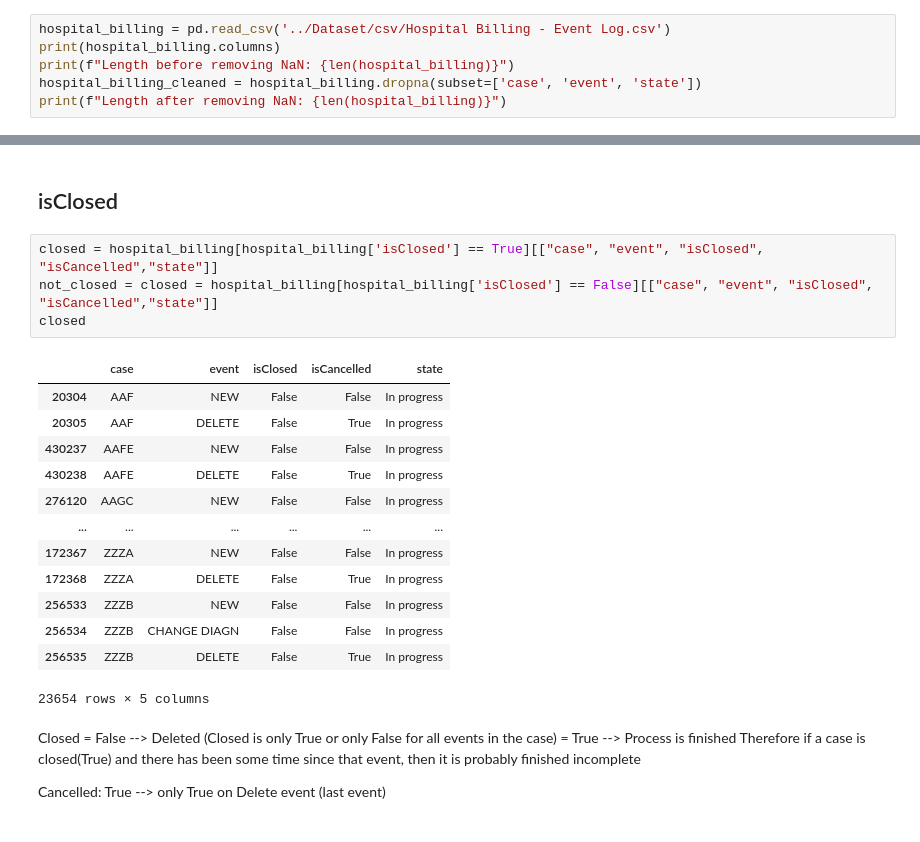
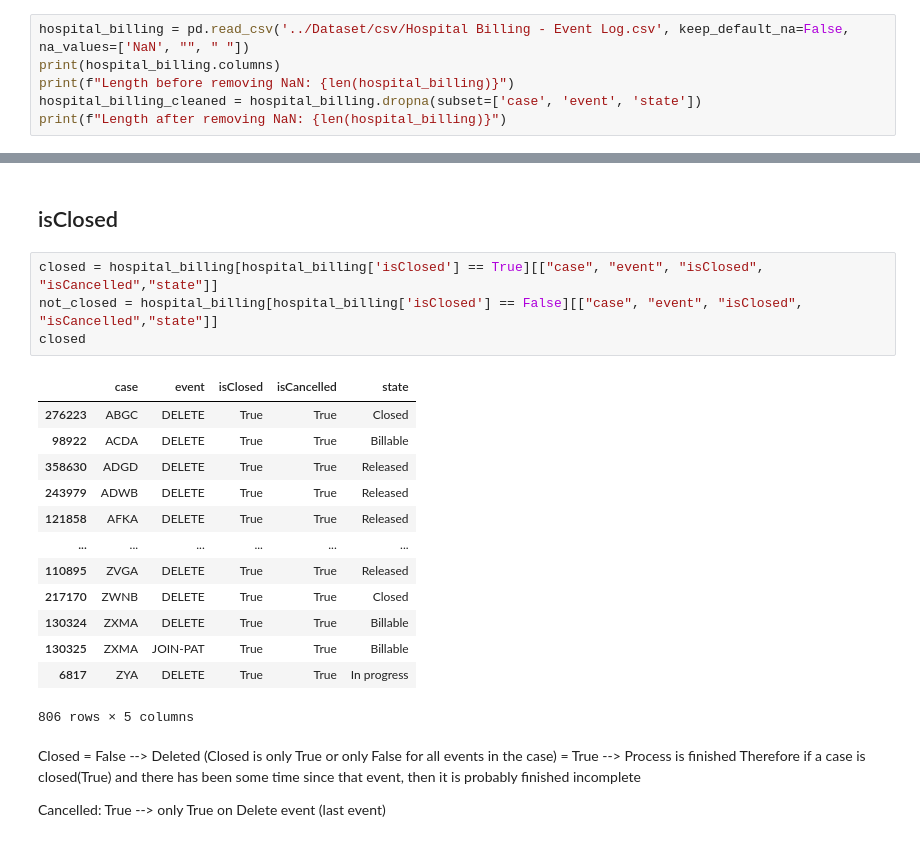
Before and after one commit to deniz0zn/Deniz_2025_BEP, a Jupyter notebook: Jupyter Notebooks/Hospital Billing - Extract and Analyze.ipynb, the cells around one changed output, grey strips where cells are left out. Cells and saved outputs as stored; diff of their text form.

```diff
--- a/Jupyter Notebooks/Hospital Billing - Extract and Analyze.ipynb
+++ b/Jupyter Notebooks/Hospital Billing - Extract and Analyze.ipynb
@@ -18,5 +18,5 @@ Number of **Finished Complete** Cases: **9116**
 # %%
-hospital_billing = pd.read_csv('../Dataset/csv/Hospital Billing - Event Log.csv')
+hospital_billing = pd.read_csv('../Dataset/csv/Hospital Billing - Event Log.csv', keep_default_na=False, na_values=['NaN', "", " "])
 print(hospital_billing.columns)
 print(f"Length before removing NaN: {len(hospital_billing)}")
 hospital_billing_cleaned = hospital_billing.dropna(subset=['case', 'event', 'state'])
@@ -644,22 +638,22 @@ close_codes
 ## isClosed
 # %%
 closed = hospital_billing[hospital_billing['isClosed'] == True][["case", "event", "isClosed", "isCancelled","state"]]
-not_closed = closed = hospital_billing[hospital_billing['isClosed'] == False][["case", "event", "isClosed", "isCancelled","state"]]
+not_closed = hospital_billing[hospital_billing['isClosed'] == False][["case", "event", "isClosed", "isCancelled","state"]]
 closed
 # %% [output]
 |  | case | event | isClosed | isCancelled | state |
-| 20304 | AAF | NEW | False | False | In progress |
-| 20305 | AAF | DELETE | False | True | In progress |
-| 430237 | AAFE | NEW | False | False | In progress |
-| 430238 | AAFE | DELETE | False | True | In progress |
-| 276120 | AAGC | NEW | False | False | In progress |
+| 276223 | ABGC | DELETE | True | True | Closed |
+| 98922 | ACDA | DELETE | True | True | Billable |
+| 358630 | ADGD | DELETE | True | True | Released |
+| 243979 | ADWB | DELETE | True | True | Released |
+| 121858 | AFKA | DELETE | True | True | Released |
 | ... | ... | ... | ... | ... | ... |
-| 172367 | ZZZA | NEW | False | False | In progress |
-| 172368 | ZZZA | DELETE | False | True | In progress |
-| 256533 | ZZZB | NEW | False | False | In progress |
-| 256534 | ZZZB | CHANGE DIAGN | False | False | In progress |
-| 256535 | ZZZB | DELETE | False | True | In progress |
+| 110895 | ZVGA | DELETE | True | True | Released |
+| 217170 | ZWNB | DELETE | True | True | Closed |
+| 130324 | ZXMA | DELETE | True | True | Billable |
+| 130325 | ZXMA | JOIN-PAT | True | True | Billable |
+| 6817 | ZYA | DELETE | True | True | In progress |
-23654 rows × 5 columns
+806 rows × 5 columns
 # %% [markdown]
 Closed = False --> Deleted (Closed is only True or only False for all events in the case)
        = True --> Process is finished
```
Also changed, not shown: parts of 30 cells of this notebook.
